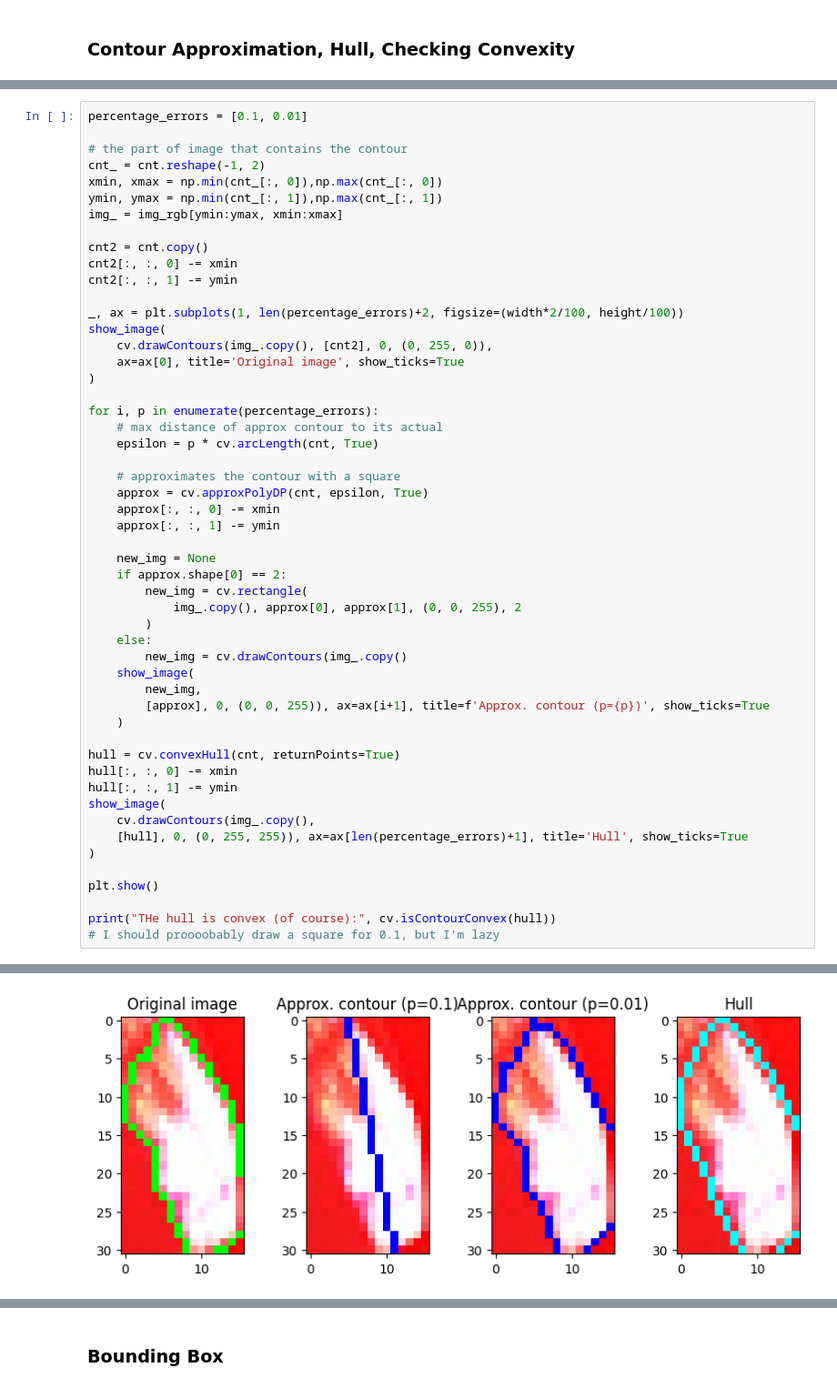
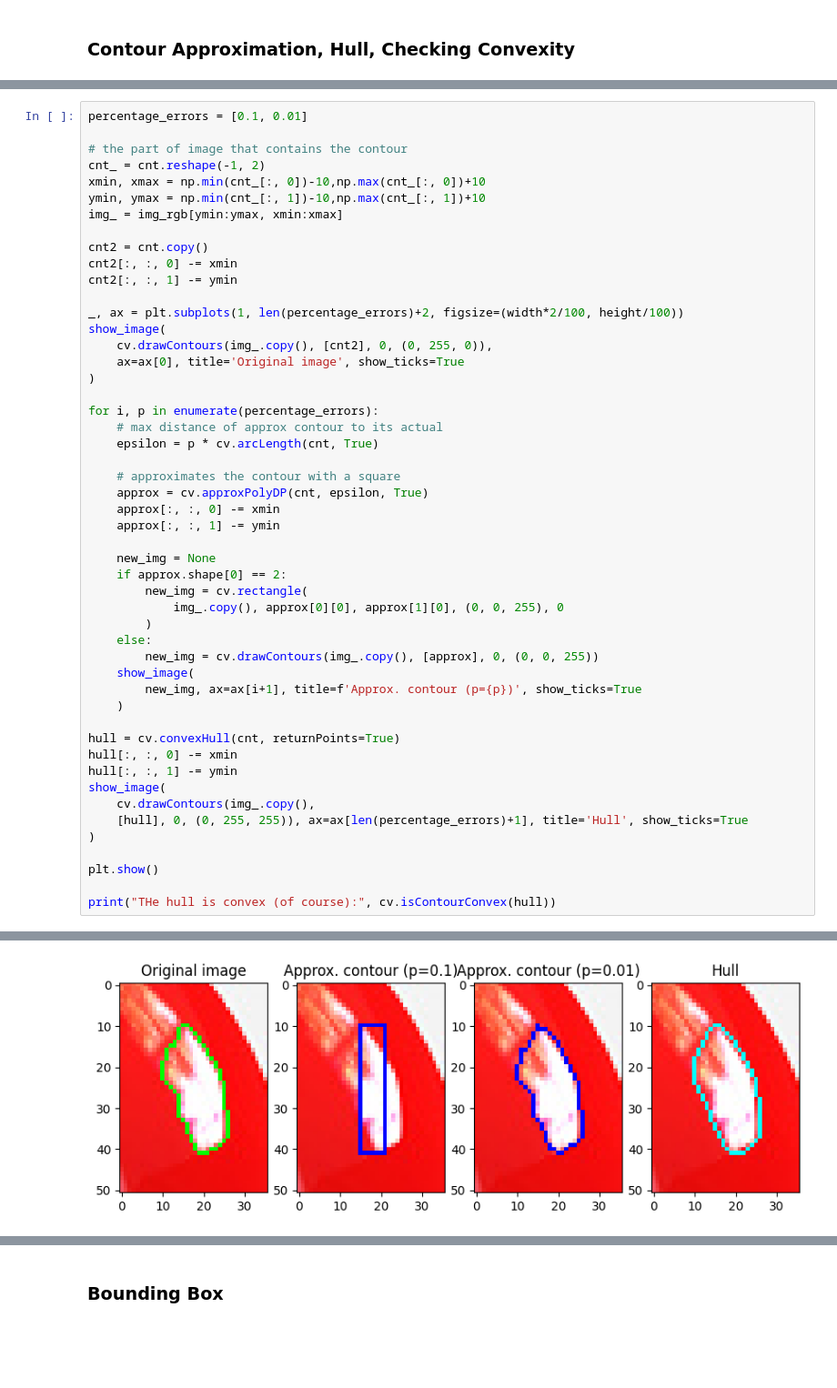
Before and after one commit to mshajarrazip/OpenCV-Notes, a Jupyter notebook: python/contours.ipynb, the cells around one changed output, grey strips where cells are left out. Shown at 91% size. Cells and saved outputs as stored; diff of their text form; blank space fills up the shorter version.

```diff
--- a/python/contours.ipynb
+++ b/python/contours.ipynb
@@ -156,8 +176,8 @@ percentage_errors = [0.1, 0.01]
 
 # the part of image that contains the contour
 cnt_ = cnt.reshape(-1, 2)
-xmin, xmax = np.min(cnt_[:, 0]),np.max(cnt_[:, 0])
-ymin, ymax = np.min(cnt_[:, 1]),np.max(cnt_[:, 1])
+xmin, xmax = np.min(cnt_[:, 0])-10,np.max(cnt_[:, 0])+10
+ymin, ymax = np.min(cnt_[:, 1])-10,np.max(cnt_[:, 1])+10
 img_ = img_rgb[ymin:ymax, xmin:xmax]
 
 cnt2 = cnt.copy()
@@ -182,13 +202,12 @@ for i, p in enumerate(percentage_errors):
     new_img = None
     if approx.shape[0] == 2:
         new_img = cv.rectangle(
-            img_.copy(), approx[0], approx[1], (0, 0, 255), 2
+            img_.copy(), approx[0][0], approx[1][0], (0, 0, 255), 0
         )
     else:
-        new_img = cv.drawContours(img_.copy()
+        new_img = cv.drawContours(img_.copy(), [approx], 0, (0, 0, 255))
     show_image(
-        new_img,
-        [approx], 0, (0, 0, 255)), ax=ax[i+1], title=f'Approx. contour (p={p})', show_ticks=True
+        new_img, ax=ax[i+1], title=f'Approx. contour (p={p})', show_ticks=True
     )
 
 hull = cv.convexHull(cnt, returnPoints=True)
@@ -202,5 +221,4 @@ show_image(
 plt.show()
 
 print("THe hull is convex (of course):", cv.isContourConvex(hull))
-# I should proooobably draw a square for 0.1, but I'm lazy
 # %% [output]
@@ -211,4 +229,4 @@ print("THe hull is convex (of course):", cv.isContourConvex(hull))
-[figure, old version]
+[figure, new version]
 THe hull is convex (of course): True
 # %% [markdown]
 ### Bounding Box
```
Also changed, not shown: parts of 10 cells of this notebook.
